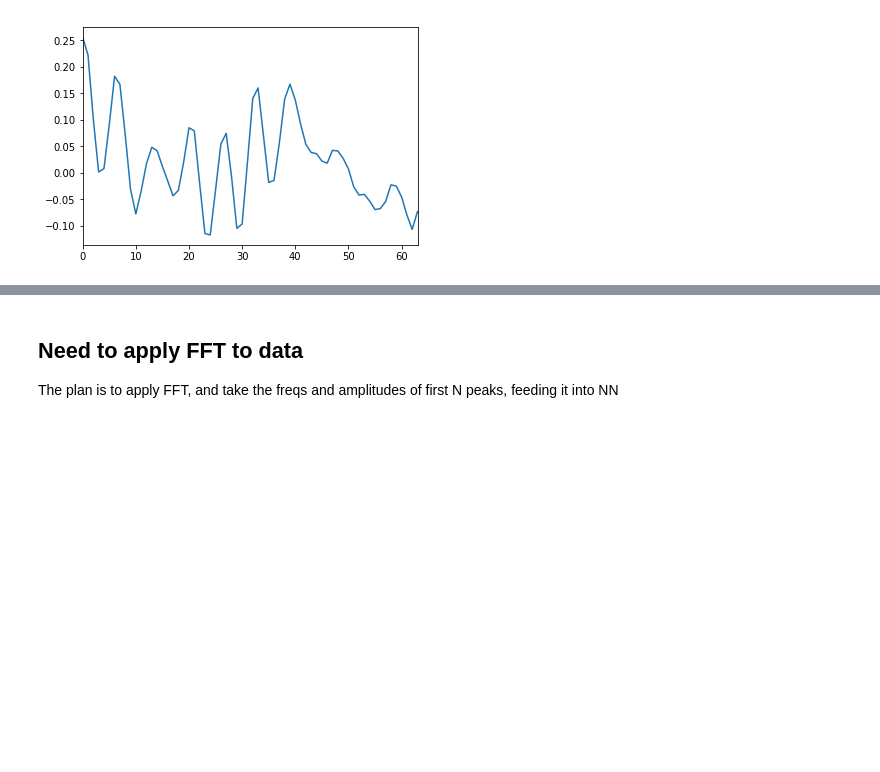
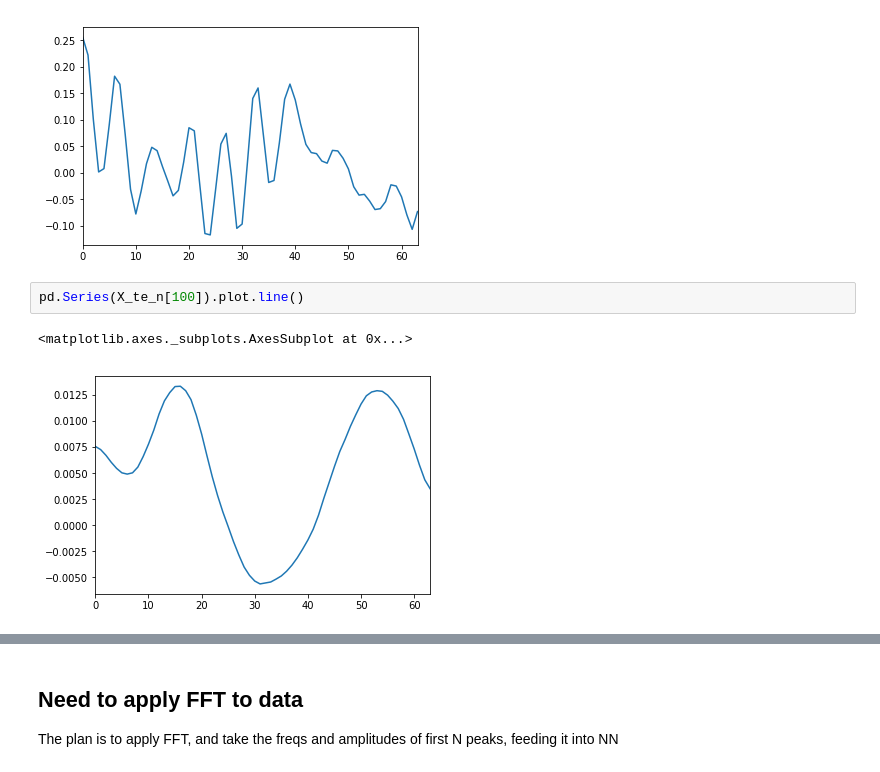
Before and after one commit to naissur/lextac-amp-modelling, a Jupyter notebook: mvp.ipynb, the cells around one changed output, grey strips where cells are left out. Drawn from its saved outputs; the diff is of its cells as text; blank space fills up the shorter version.

```diff
--- a/mvp.ipynb
+++ b/mvp.ipynb
@@ -318,3 +318,8 @@ pd.Series(y_tr_n[100]).plot.line()
 # %% [output]
 <matplotlib.axes._subplots.AxesSubplot at 0x...>
 [figure]
+# %%
+pd.Series(X_te_n[100]).plot.line()
+# %% [output]
+<matplotlib.axes._subplots.AxesSubplot at 0x...>
+[figure, added]
```
Also changed, not shown: parts of 30 cells of this notebook.
